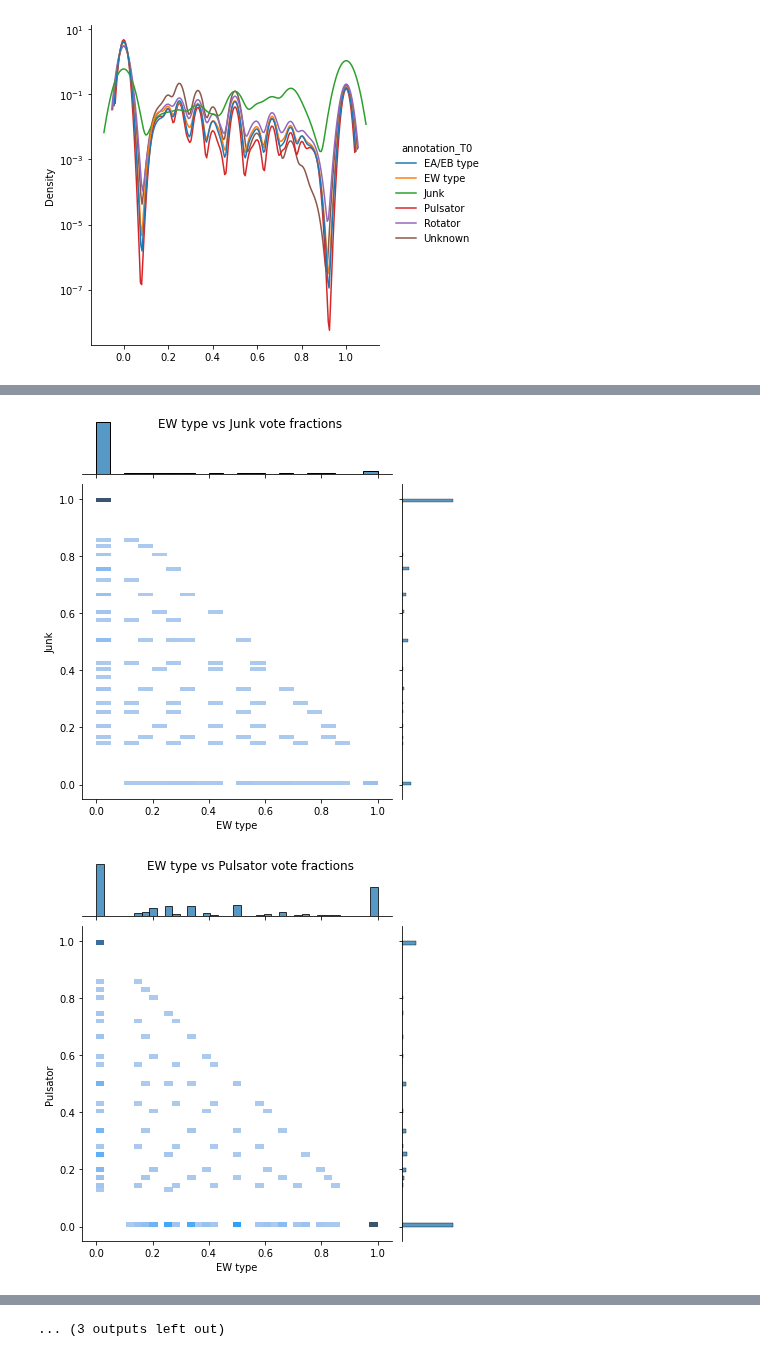
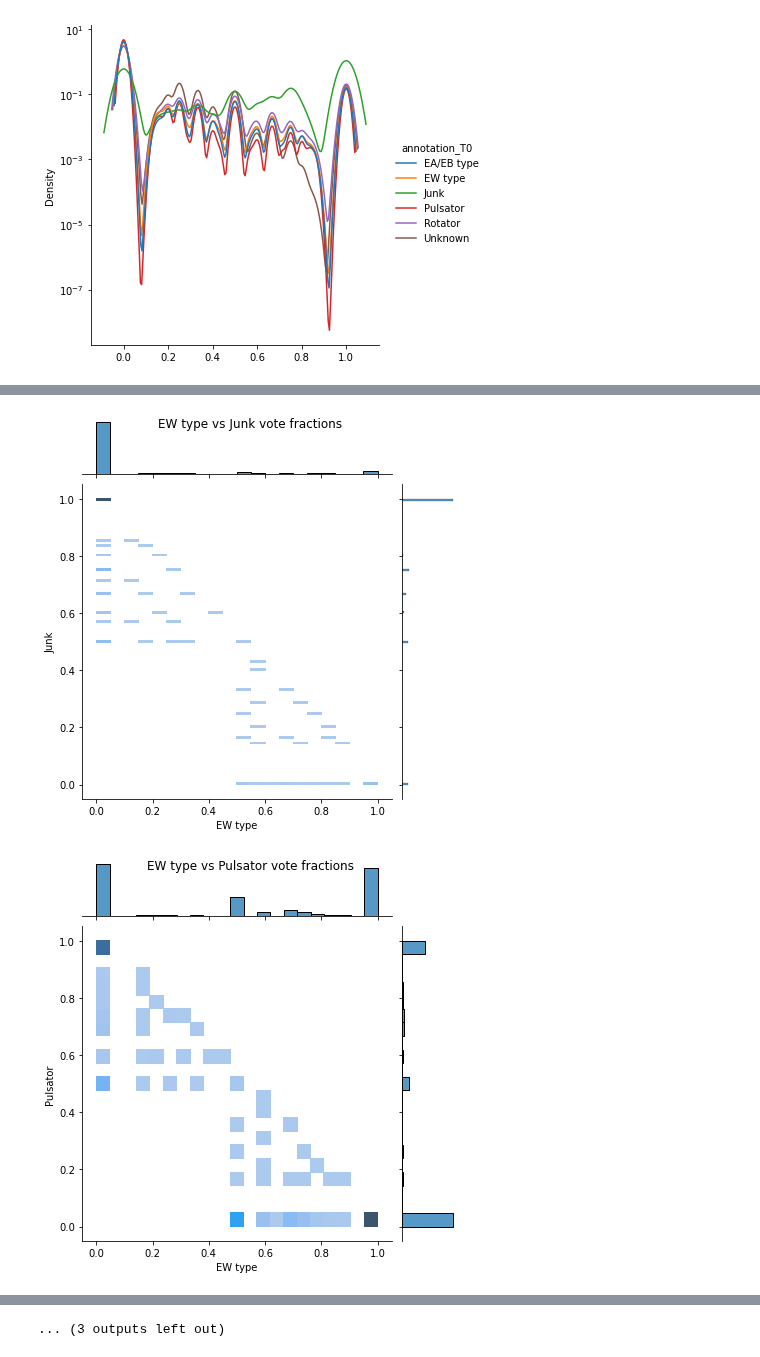
Before and after one commit to adammcmaster/superwasp-tools, a Jupyter notebook: vote_fractions.ipynb, the cells around one changed output, grey strips where cells are left out. Drawn from its saved outputs; the diff is of its cells as text; code cells hidden in the pictures.

```diff
--- a/vote_fractions.ipynb
+++ b/vote_fractions.ipynb
@@ -31,7 +31,7 @@ for x_type in classification_fracs.keys():
             continue
 
         p = seaborn.jointplot(
-            data=classification_fracs[(classification_fracs[x_type] > 0) | (classification_fracs[y_type] > 0)],
+            data=classification_fracs[(classification_fracs[x_type] >= 0.5) | (classification_fracs[y_type] >= 0.5)],
             x=x_type,
             y=y_type,
             kind='hist',
@@ -47,2 +47,2 @@ for x_type in classification_fracs.keys():
-[figure, old version]
+[figure, new version]
-[figure, old version]
+[figure, new version]
```
Also changed, not shown: parts of 1 cell of this notebook.
